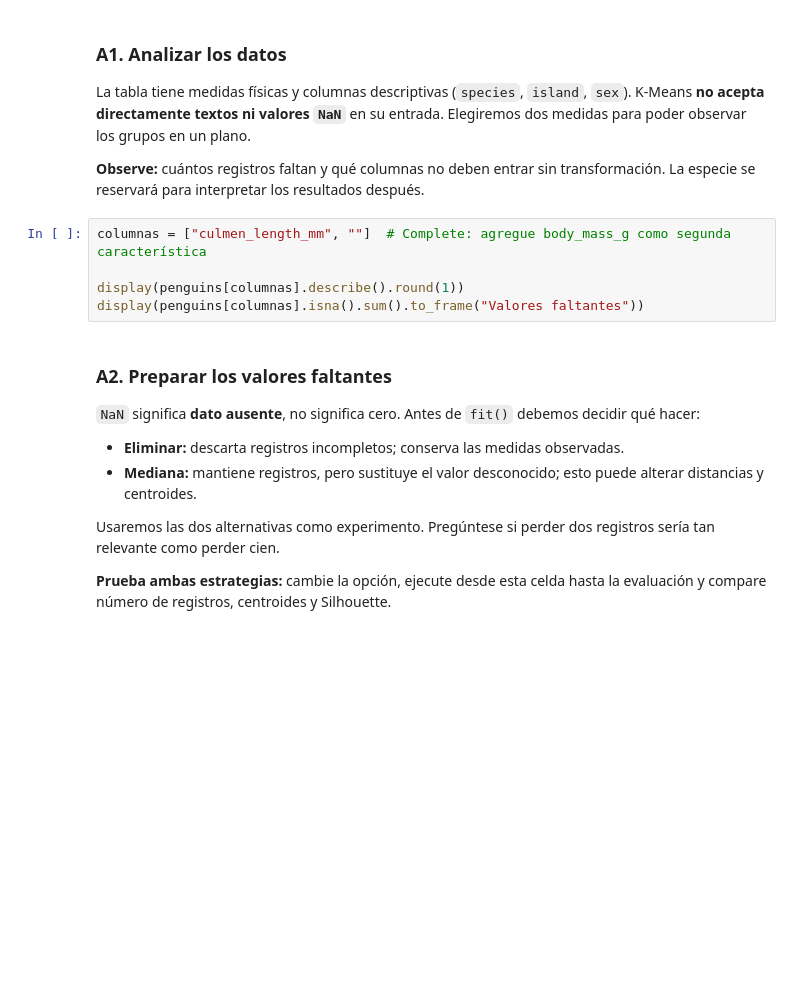
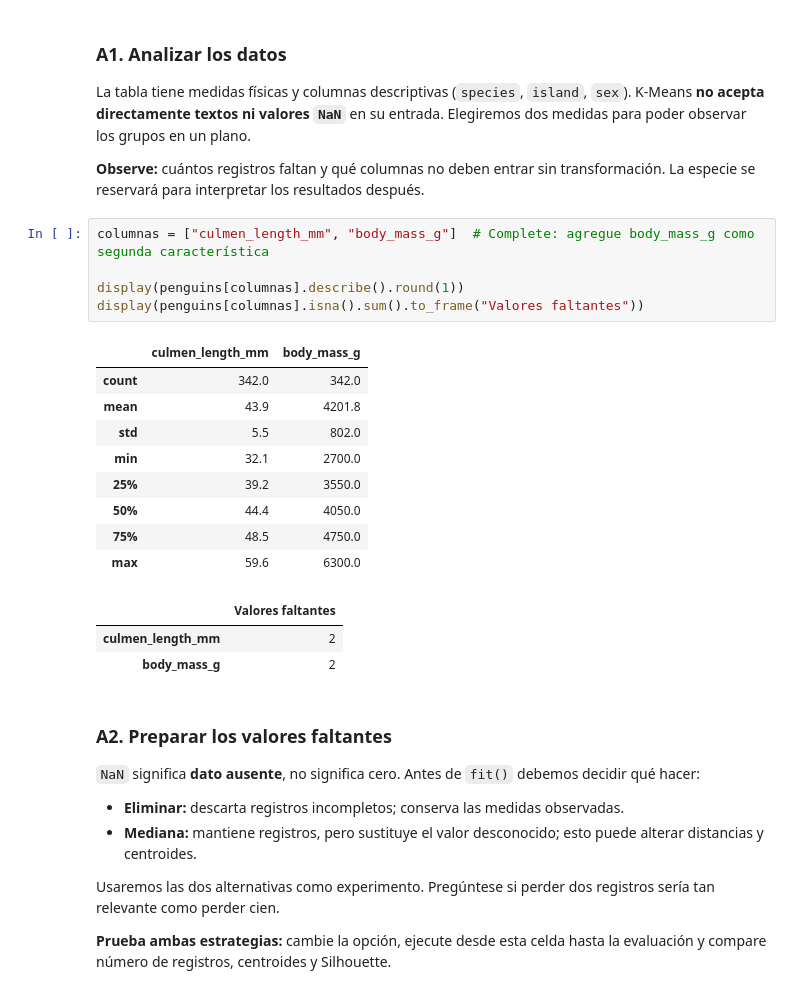
Before and after one commit to Airkrip1/Taller-KMeans-PPO, a Jupyter notebook: Taller_Estudiantes_KMeans_PPO.ipynb, the cells around one changed output. Drawn from its saved outputs; the diff is of its cells as text; blank space fills up the shorter version.

Commit message:
Completar taller K-Means y PPO

```diff
--- a/Taller_Estudiantes_KMeans_PPO.ipynb
+++ b/Taller_Estudiantes_KMeans_PPO.ipynb
@@ -32,10 +39,23 @@ La tabla tiene medidas físicas y columnas descriptivas (`species`, `island`, `s
 
 **Observe:** cuántos registros faltan y qué columnas no deben entrar sin transformación. La especie se reservará para interpretar los resultados después.
 # %%
-columnas = ["culmen_length_mm", ""]  # Complete: agregue body_mass_g como segunda característica
+columnas = ["culmen_length_mm", "body_mass_g"]  # Complete: agregue body_mass_g como segunda característica
 
 display(penguins[columnas].describe().round(1))
 display(penguins[columnas].isna().sum().to_frame("Valores faltantes"))
+# %% [output]
+|  | culmen_length_mm | body_mass_g |
+| count | 342.0 | 342.0 |
+| mean | 43.9 | 4201.8 |
+| std | 5.5 | 802.0 |
+| min | 32.1 | 2700.0 |
+| 25% | 39.2 | 3550.0 |
+| 50% | 44.4 | 4050.0 |
+| 75% | 48.5 | 4750.0 |
+| max | 59.6 | 6300.0 |
+|  | Valores faltantes |
+| culmen_length_mm | 2 |
+| body_mass_g | 2 |
 # %% [markdown]
 ### A2. Preparar los valores faltantes
 
```
Also changed, not shown: parts of 17 cells of this notebook.
